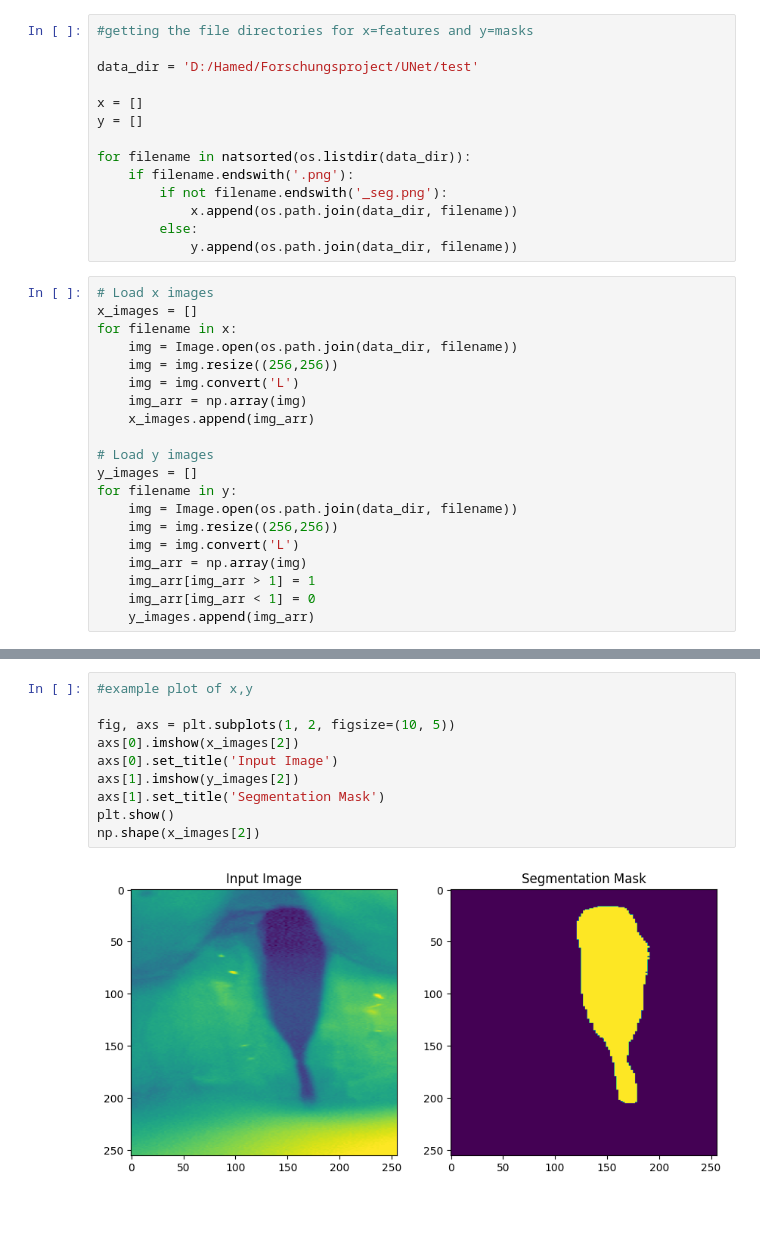
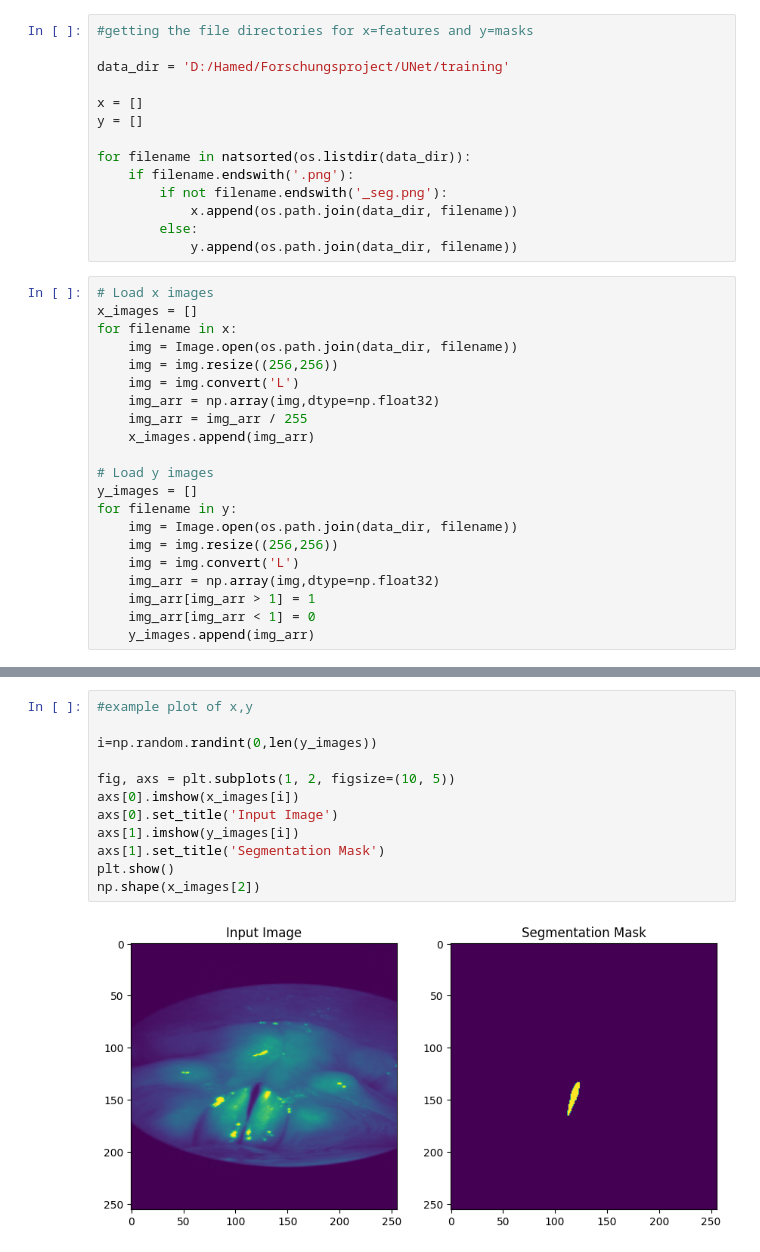
Before and after one commit to Hamed-kalak/UNet, a Jupyter notebook: bagls.ipynb, the cells around one changed output, grey strips where cells are left out. Drawn from its saved outputs; the diff is of its cells as text; blank space fills up the shorter version.

```diff
--- a/bagls.ipynb
+++ b/bagls.ipynb
@@ -17,7 +18,7 @@ import requests
 # %%
 #getting the file directories for x=features and y=masks
 
-data_dir = 'D:/Hamed/Forschungsproject/UNet/test'
+data_dir = 'D:/Hamed/Forschungsproject/UNet/training'
 
 x = []
 y = []
@@ -35,7 +36,8 @@ for filename in x:
     img = Image.open(os.path.join(data_dir, filename))
     img = img.resize((256,256))
     img = img.convert('L')
-    img_arr = np.array(img)
+    img_arr = np.array(img,dtype=np.float32)
+    img_arr = img_arr / 255
     x_images.append(img_arr)
 
 # Load y images
@@ -44,7 +46,7 @@ for filename in y:
     img = Image.open(os.path.join(data_dir, filename))
     img = img.resize((256,256))
     img = img.convert('L')
-    img_arr = np.array(img)
+    img_arr = np.array(img,dtype=np.float32)
     img_arr[img_arr > 1] = 1
     img_arr[img_arr < 1] = 0
     y_images.append(img_arr)
@@ -51,15 +57,17 @@ for filename in y:
 # %%
 #example plot of x,y
 
+i=np.random.randint(0,len(y_images))
+
 fig, axs = plt.subplots(1, 2, figsize=(10, 5))
-axs[0].imshow(x_images[2])
+axs[0].imshow(x_images[i])
 axs[0].set_title('Input Image')
-axs[1].imshow(y_images[2])
+axs[1].imshow(y_images[i])
 axs[1].set_title('Segmentation Mask')
 plt.show()
 np.shape(x_images[2])
 # %% [output]
-[figure, old version]
+[figure, new version]
 (256, 256)
 # %%
 #spliting the data
```
Also changed, not shown: parts of 12 cells of this notebook.
